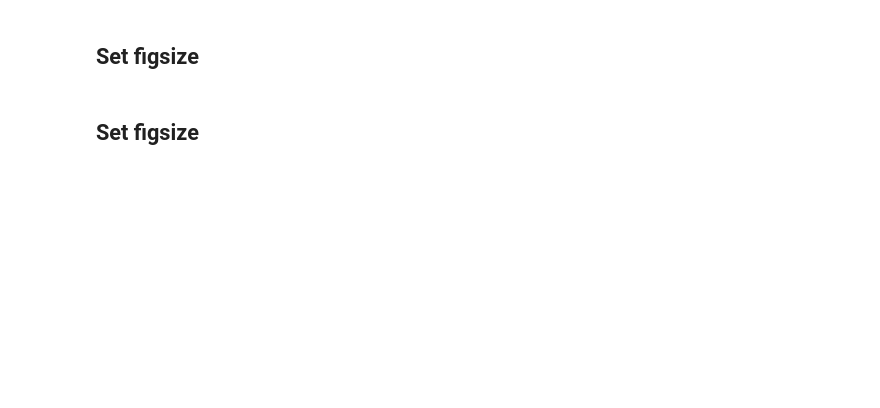
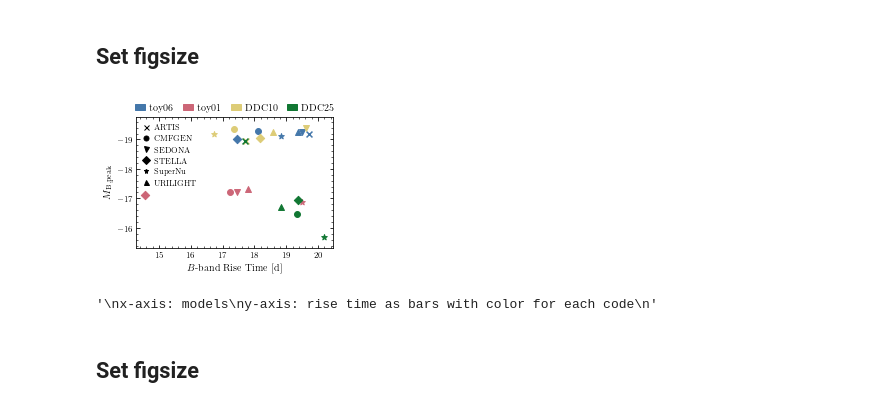
Before and after one commit to sn-rad-trans/data1, a Jupyter notebook: all_plots.ipynb, the cells around one changed output. Saved outputs shown, nothing was run; the diff lists cells and outputs as text; code cells hidden in the pictures; blank space fills up the shorter version.

Commit message:
updated plotting notebook

```diff
--- a/all_plots.ipynb
+++ b/all_plots.ipynb
@@ -436,8 +438,6 @@ for model in MODEL_NAMES:
     for code_name in SPECTRAL_CODES:
         if model == 'toy06' and code_name == 'stella':
             codestr = 'stella_fr600'
-        elif model == 'kepler':
-            codestr = 'kepler0p1'
         else:
             codestr = code_name
         fname = '{2}/{1}/wsynphot_mags_{1}_{0}.txt'.format(codestr, model, path)
@@ -613,7 +647,7 @@ for model in MODEL_NAMES:
         columns=['m_B', 'delta_m15', 't_max'], index=SPECTRAL_CODES
     )
     for code, lc_data in mag_data[model].items():
-        if code == 'sumo' or code == 'artisnebular' or code == 'tardis':
+        if code in ['artisnebular', 'sumo', 'tardis']:
             # skip codes that are only late-time or do not produce light curves
             continue
         lc_fit = LightCurveFitter(mags=lc_data['B'],
@@ -659,40 +726,42 @@ ax.set_ymargin(0.1)
 
 for model in MODEL_NAMES:
     for code, lc_params in phillips_tables[model].iterrows():
+        if code in ['artisnebular', 'sumo', 'tardis']:
+            # skip codes that are only late-time or do not produce complete light curves
+            continue
         ax.scatter(lc_params.t_max, lc_params.m_B,
                    label=CODE_LABELS[code], color=MODEL_COLORS[model], marker=CODE_SYMBOLS[code], s=35)
 
 legend_handles = []
 for model in MODEL_NAMES:
     legend_handles.append(mpatches.Patch(color=MODEL_COLORS[model], label=MODEL_LABELS[model]))
 model_legend = ax.legend(handles=legend_handles, bbox_to_anchor=[-.05,0,1,1.17], ncol=4,
                           loc='upper left', frameon=False, handlelength=.6, columnspacing=1.)
 
 for patch in model_legend.get_patches():
     patch.set_height(6)
     patch.set_width(10)
 
 code_legend_handles = []
-for code, symbol in CODE_SYMBOLS.items():
+for code in SPECTRAL_CODES:
     if code in ['artisnebular', 'sumo', 'tardis']:
-        # skip codes that are only late-time or do not produce light curves
+        # skip codes that are only late-time or do not produce complete light curves
         continue
-    marker = mlines.Line2D([], [], color='black', marker=symbol, label=CODE_LABELS[code], lw=0., markersize=5)
+    marker = mlines.Line2D([], [], color='black', marker=CODE_SYMBOLS[code], label=CODE_LABELS[code], lw=0., markersize=5)
 
     # avoid duplicate entries (e.g. for STELLA)
     if marker.get_label() not in [m.get_label() for m in code_legend_handles]:
         code_legend_handles.append(marker)
 
-code_legend = ax.legend(handles=code_legend_handles[:5], bbox_to_anchor=[0,0,1,1],
+code_legend = ax.legend(handles=code_legend_handles, bbox_to_anchor=[0,0,1,1],
                          loc='upper left', frameon=False, fontsize=8, handlelength=.6, )
-code_legend2 = ax.legend(handles=code_legend_handles[5:], bbox_to_anchor=[0,0,1,1],
-                         loc='lower left', frameon=False, fontsize=8, handlelength=.6, )
 
 plt.gca().add_artist(model_legend)
-plt.gca().add_artist(code_legend)
 plt.gca().invert_yaxis()
 
 plt.savefig("mBpeak_vs_triseB.pdf")
+# %% [output]
+[figure, added]
 # %%
 %matplotlib inline
 '''
@@ -701,6 +770,8 @@ y-axis: rise time as bars with color for each code
 '''
 # Removed Phillips data
 #sneIa = pd.read_csv('CfA3_Phillips_II.csv')
+# %% [output]
+'\nx-axis: models\ny-axis: rise time as bars with color for each code\n'
 # %% [markdown]
 ## Set figsize
 # %%
```
Also changed, not shown: parts of 18 cells of this notebook.
